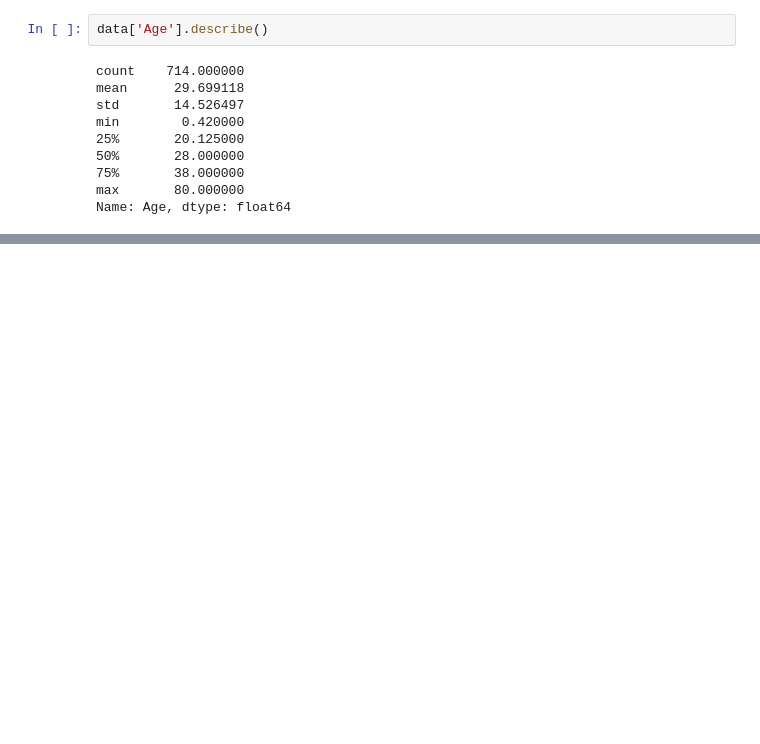
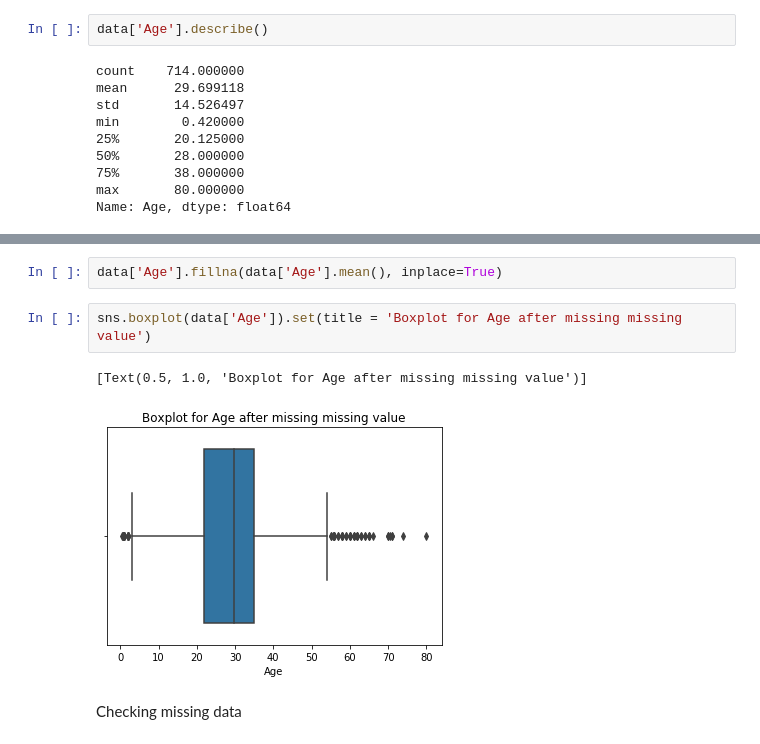
Before and after one commit to akshit4/Titanic, a Jupyter notebook: Titanic Data Set.ipynb, the cells around one changed output, grey strips where cells are left out. Saved outputs shown, nothing was run; the diff lists cells and outputs as text; blank space fills up the shorter version.

```diff
--- a/Titanic Data Set.ipynb
+++ b/Titanic Data Set.ipynb
@@ -127,0 +135,9 @@ Name: Age, dtype: float64
+# %%
+data['Age'].fillna(data['Age'].mean(), inplace=True)
+# %%
+sns.boxplot(data['Age']).set(title = 'Boxplot for Age after missing missing value')
+# %% [output]
+[Text(0.5, 1.0, 'Boxplot for Age after missing missing value')]
+[figure, added]
+# %% [markdown]
+Checking missing data
```
Also changed, not shown: parts of 14 cells of this notebook.
